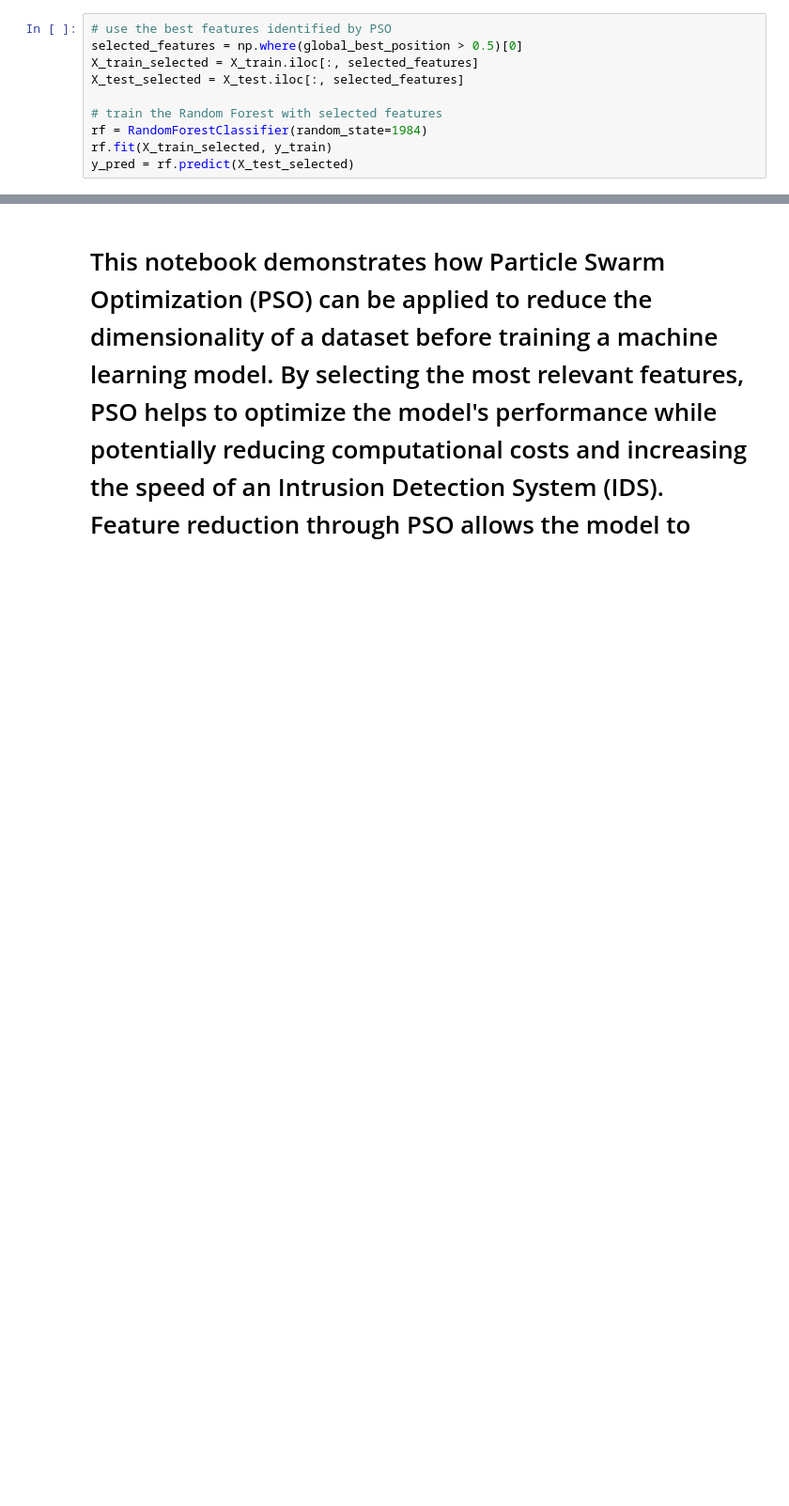
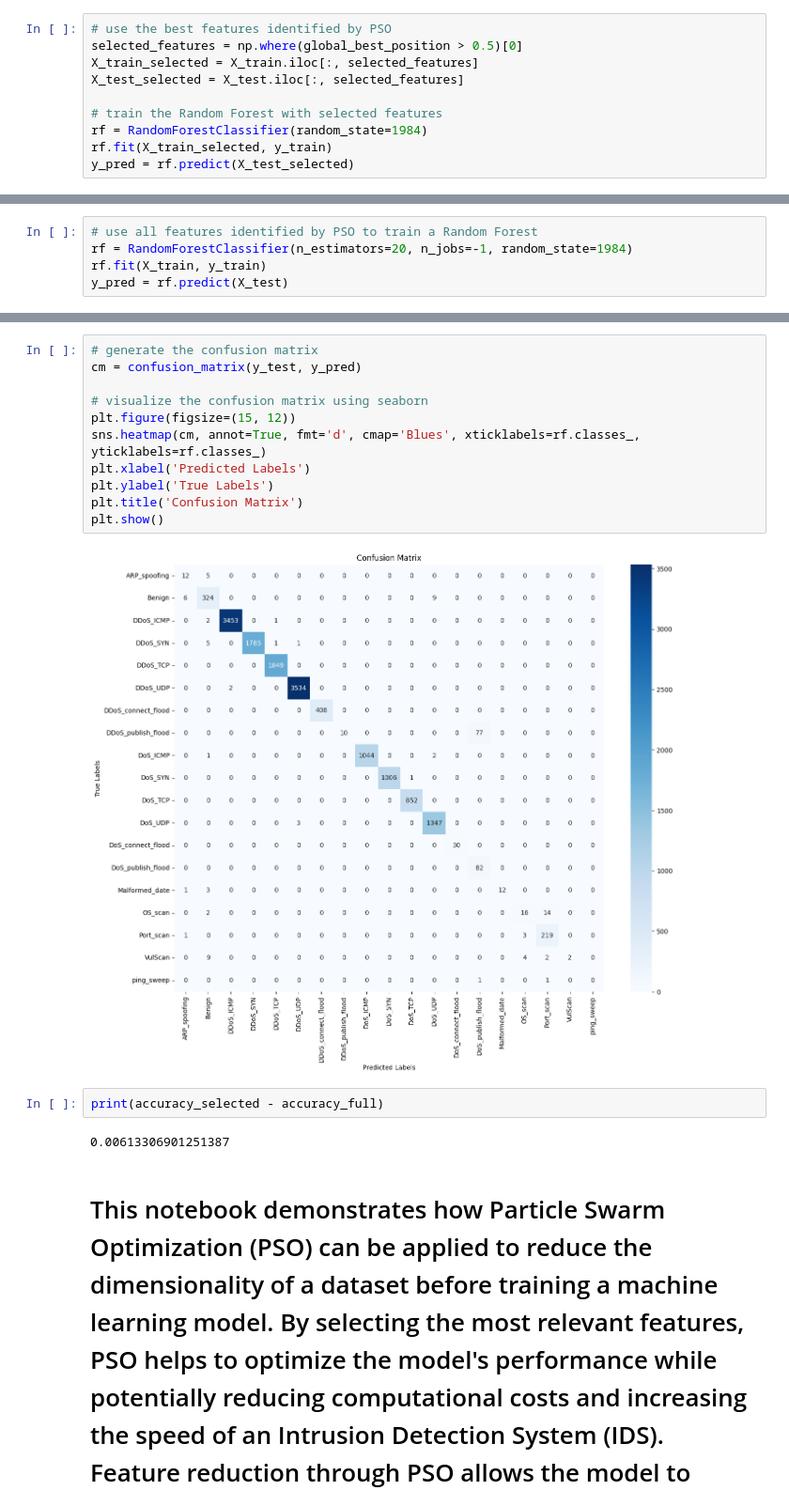
Before and after one commit to Biomimicry-Cybersecurity/bio_algos, a Jupyter notebook: PSO_feature_reduction_multi_processing.ipynb, the cells around one changed output, grey strips where cells are left out. Shown at 94% size. Cells and saved outputs as stored; diff of their text form; blank space fills up the shorter version.

```diff
--- a/PSO_feature_reduction_multi_processing.ipynb
+++ b/PSO_feature_reduction_multi_processing.ipynb
@@ -184,0 +221,5 @@ plt.show()
+# %%
+# use all features identified by PSO to train a Random Forest
+rf = RandomForestClassifier(n_estimators=20, n_jobs=-1, random_state=1984)
+rf.fit(X_train, y_train)
+y_pred = rf.predict(X_test)
@@ -185,2 +254,19 @@ plt.show()
+# %%
+# generate the confusion matrix
+cm = confusion_matrix(y_test, y_pred)
+
+# visualize the confusion matrix using seaborn
+plt.figure(figsize=(15, 12))
+sns.heatmap(cm, annot=True, fmt='d', cmap='Blues', xticklabels=rf.classes_, yticklabels=rf.classes_)
+plt.xlabel('Predicted Labels')
+plt.ylabel('True Labels')
+plt.title('Confusion Matrix')
+plt.show()
+# %% [output]
+[figure, added]
+# %%
+print(accuracy_selected - accuracy_full)
+# %% [output]
+0.00613306901251387
 # %% [markdown]
 # This notebook demonstrates how Particle Swarm Optimization (PSO) can be applied to reduce the dimensionality of a dataset before training a machine learning model. By selecting the most relevant features, PSO helps to optimize the model's performance while potentially reducing computational costs and increasing the speed of an Intrusion Detection System (IDS). Feature reduction through PSO allows the model to focus on the most informative data, which can lead to faster training times and more efficient resource usage.
```
Also changed, not shown: parts of 9 cells of this notebook, 3 other files.
